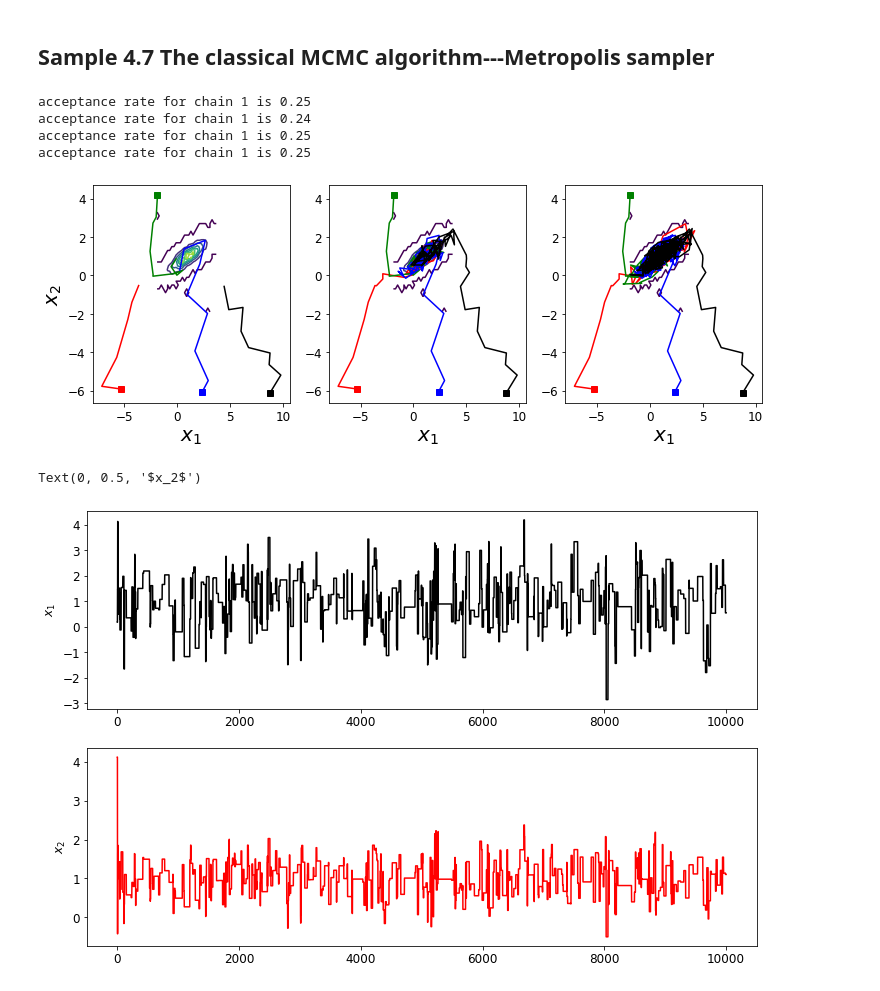
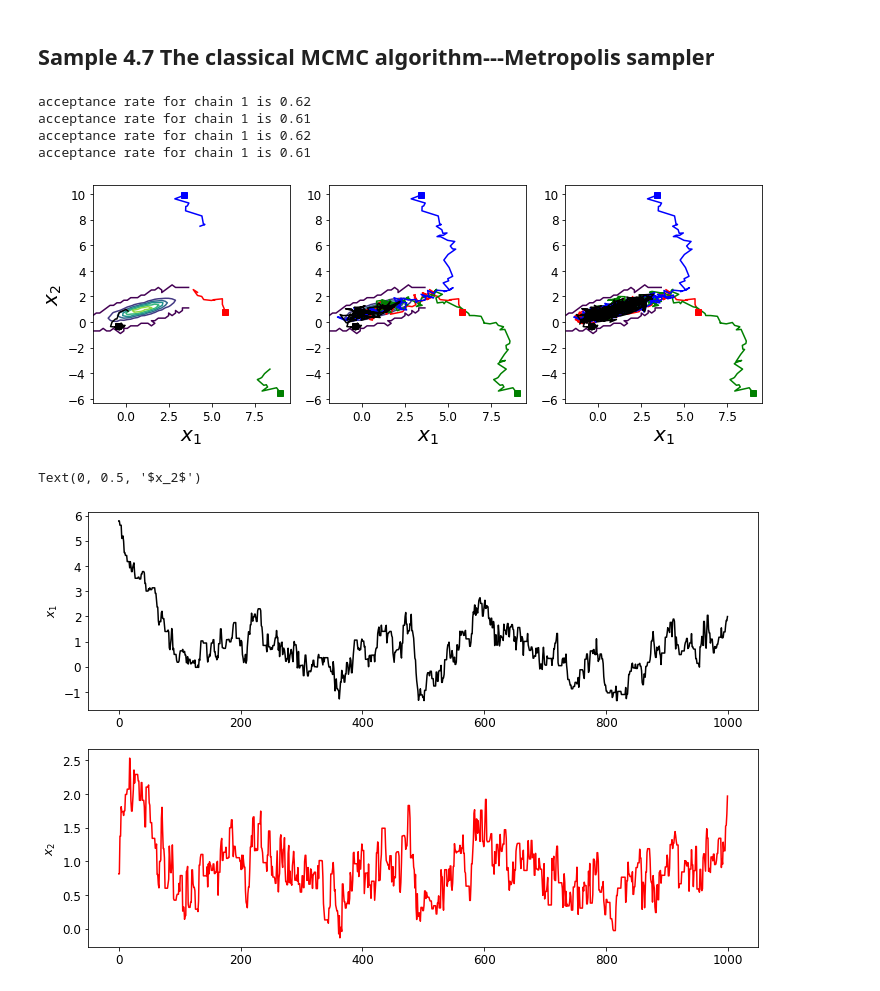
Before and after one commit to liuchaonaoc/Astrostatistics2022, a Jupyter notebook: sample4.7_metropolis_sampler.ipynb, the cells around one changed output. Drawn from its saved outputs; the diff is of its cells as text; code cells hidden in the pictures.

```diff
--- a/sample4.7_metropolis_sampler.ipynb
+++ b/sample4.7_metropolis_sampler.ipynb
@@ -24,7 +24,7 @@ ycenter = (ygrid[0:-1]+ygrid[1:])/2.
 #make 2d histogram
 hxx,xedge,yedge = np.histogram2d(xx[:,0],xx[:,1],bins=[xgrid,ygrid])
 #covariance for proposed distribution
-cov_prop = np.array([[1,0.0],[0.0,1]])
+cov_prop = np.array([[0.1,0.0],[0.0,0.1]])
 
 #A chain
 def chain(mu,cov,cov_prop,N):
@@ -117,21 +117,21 @@ ax.set_xlabel(r'$x_1$',fontsize=20)
 
 fig.savefig('Metropolis_sample.png',bbox_inchest='tight')
 # %% [output]
-acceptance rate for chain 1 is 0.25
-acceptance rate for chain 1 is 0.24
-acceptance rate for chain 1 is 0.25
-acceptance rate for chain 1 is 0.25
+acceptance rate for chain 1 is 0.62
+acceptance rate for chain 1 is 0.61
+acceptance rate for chain 1 is 0.62
+acceptance rate for chain 1 is 0.61
-[figure, old version]
+[figure, new version]
 # %%
 fig = plt.figure(figsize=[12,8])
 ax = fig.add_subplot(211)
-n = 10000
+n = 1000
 ax.plot(xx_g1[0:n,0],'k')
 ax.set_ylabel(r'$x_1$',fontsize=12)
 ax = fig.add_subplot(212)
 ax.plot(xx_g1[0:n,1],'r')
 ax.set_ylabel(r'$x_2$',fontsize=12)
 # fig.show()
 # %% [output]
 Text(0, 0.5, '$x_2$')
-[figure, old version]
+[figure, new version]
```
Also changed, not shown: 13 other files.
